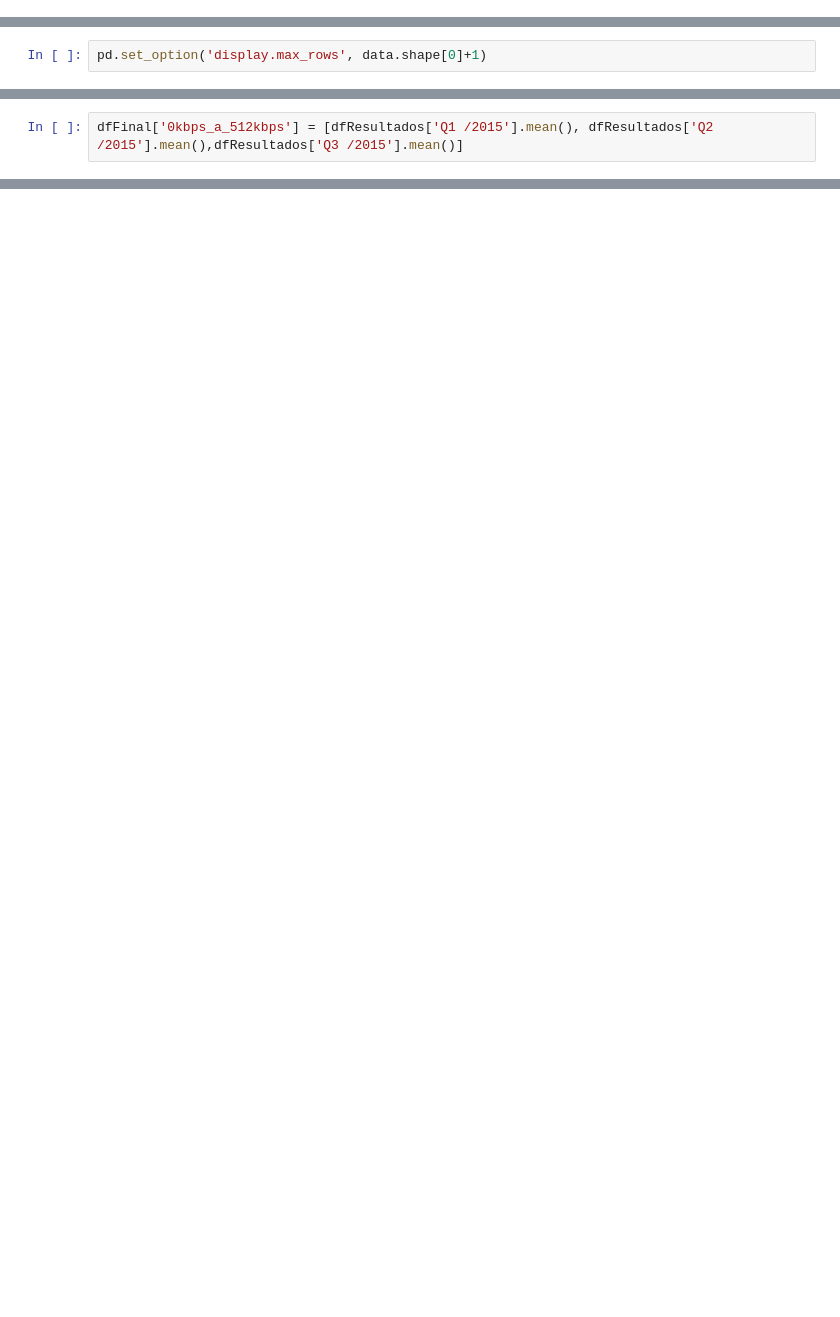
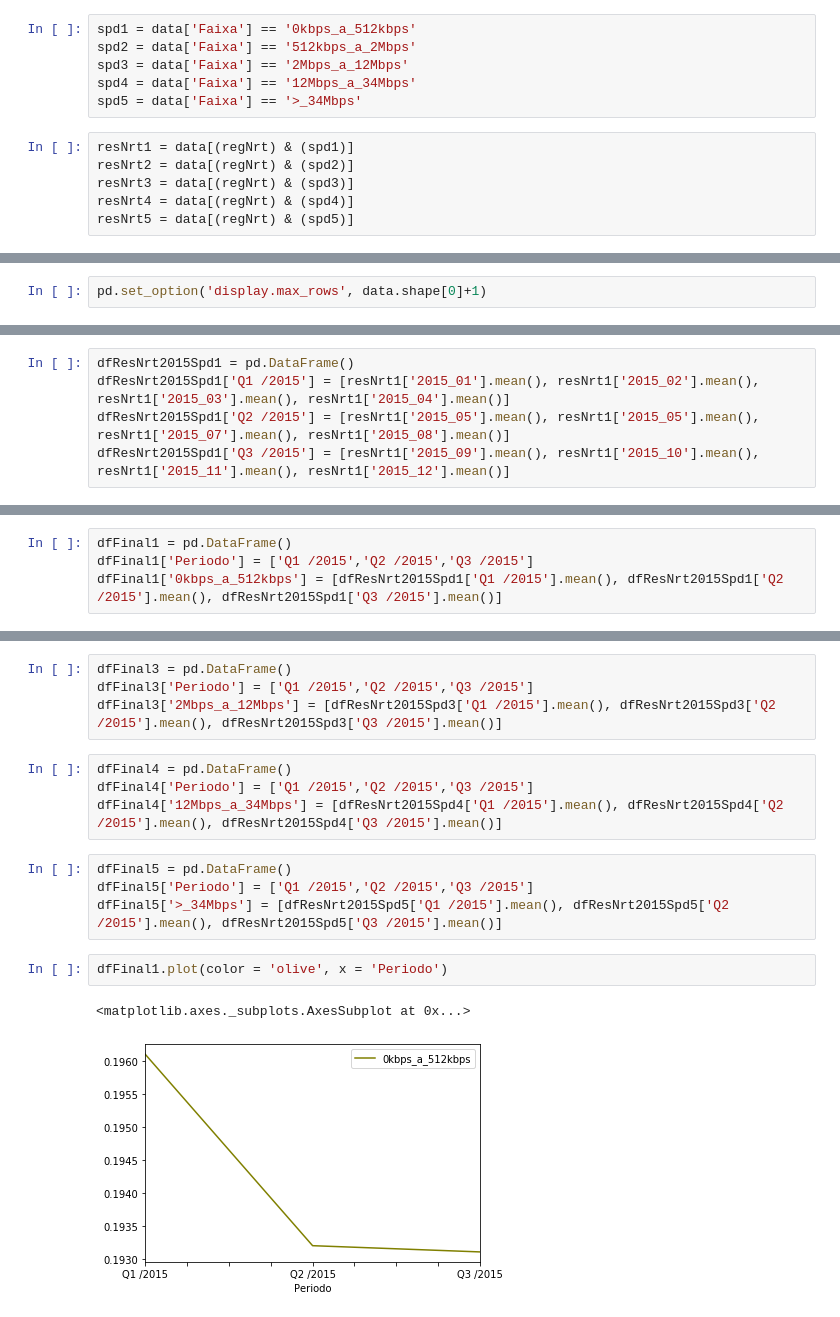
Before and after one commit to igorandradeio/growth-of-fixed-broadband, a Jupyter notebook: REGIAO_NORTE.ipynb, the cells around one changed output, grey strips where cells are left out. Saved outputs shown, nothing was run; the diff lists cells and outputs as text; blank space fills up the shorter version.

```diff
--- a/REGIAO_NORTE.ipynb
+++ b/REGIAO_NORTE.ipynb
@@ -23,0 +26,12 @@ res = data[(region) & (group1)]
+# %%
+spd1 = data['Faixa'] == '0kbps_a_512kbps'
+spd2 = data['Faixa'] == '512kbps_a_2Mbps'
+spd3 = data['Faixa'] == '2Mbps_a_12Mbps'
+spd4 = data['Faixa'] == '12Mbps_a_34Mbps'
+spd5 = data['Faixa'] == '>_34Mbps'
+# %%
+resNrt1 = data[(regNrt) & (spd1)]
+resNrt2 = data[(regNrt) & (spd2)]
+resNrt3 = data[(regNrt) & (spd3)]
+resNrt4 = data[(regNrt) & (spd4)]
+resNrt5 = data[(regNrt) & (spd5)]
@@ -68,0 +171,5 @@ dfFinal['Periodo'] = ['Q1/2015','Q2/2015','Q3/2015']
+# %%
+dfResNrt2015Spd1 = pd.DataFrame()
+dfResNrt2015Spd1['Q1 /2015'] = [resNrt1['2015_01'].mean(), resNrt1['2015_02'].mean(), resNrt1['2015_03'].mean(), resNrt1['2015_04'].mean()]
+dfResNrt2015Spd1['Q2 /2015'] = [resNrt1['2015_05'].mean(), resNrt1['2015_05'].mean(), resNrt1['2015_07'].mean(), resNrt1['2015_08'].mean()]
+dfResNrt2015Spd1['Q3 /2015'] = [resNrt1['2015_09'].mean(), resNrt1['2015_10'].mean(), resNrt1['2015_11'].mean(), resNrt1['2015_12'].mean()]
@@ -69,2 +204,4 @@ dfFinal['Periodo'] = ['Q1/2015','Q2/2015','Q3/2015']
 # %%
-dfFinal['0kbps_a_512kbps'] = [dfResultados['Q1 /2015'].mean(), dfResultados['Q2 /2015'].mean(),dfResultados['Q3 /2015'].mean()]
+dfFinal1 = pd.DataFrame()
+dfFinal1['Periodo'] = ['Q1 /2015','Q2 /2015','Q3 /2015']
+dfFinal1['0kbps_a_512kbps'] = [dfResNrt2015Spd1['Q1 /2015'].mean(), dfResNrt2015Spd1['Q2 /2015'].mean(), dfResNrt2015Spd1['Q3 /2015'].mean()]
@@ -75,0 +212,17 @@ dfFinal.plot()
+# %%
+dfFinal3 = pd.DataFrame()
+dfFinal3['Periodo'] = ['Q1 /2015','Q2 /2015','Q3 /2015']
+dfFinal3['2Mbps_a_12Mbps'] = [dfResNrt2015Spd3['Q1 /2015'].mean(), dfResNrt2015Spd3['Q2 /2015'].mean(), dfResNrt2015Spd3['Q3 /2015'].mean()]
+# %%
+dfFinal4 = pd.DataFrame()
+dfFinal4['Periodo'] = ['Q1 /2015','Q2 /2015','Q3 /2015']
+dfFinal4['12Mbps_a_34Mbps'] = [dfResNrt2015Spd4['Q1 /2015'].mean(), dfResNrt2015Spd4['Q2 /2015'].mean(), dfResNrt2015Spd4['Q3 /2015'].mean()]
+# %%
+dfFinal5 = pd.DataFrame()
+dfFinal5['Periodo'] = ['Q1 /2015','Q2 /2015','Q3 /2015']
+dfFinal5['>_34Mbps'] = [dfResNrt2015Spd5['Q1 /2015'].mean(), dfResNrt2015Spd5['Q2 /2015'].mean(), dfResNrt2015Spd5['Q3 /2015'].mean()]
+# %%
+dfFinal1.plot(color = 'olive', x = 'Periodo')
+# %% [output]
+<matplotlib.axes._subplots.AxesSubplot at 0x...>
+[figure, added]
```
Also changed, not shown: parts of 36 cells of this notebook.
